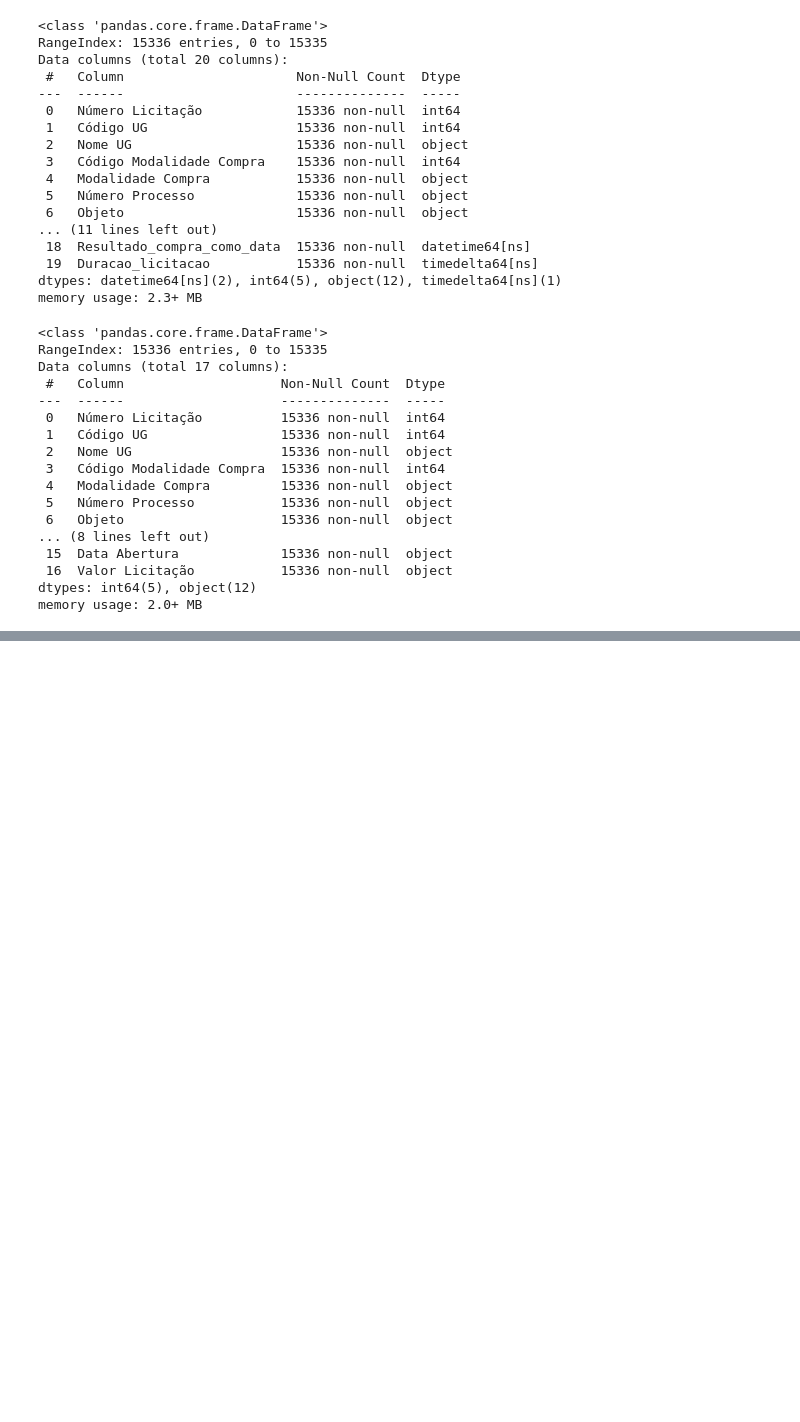
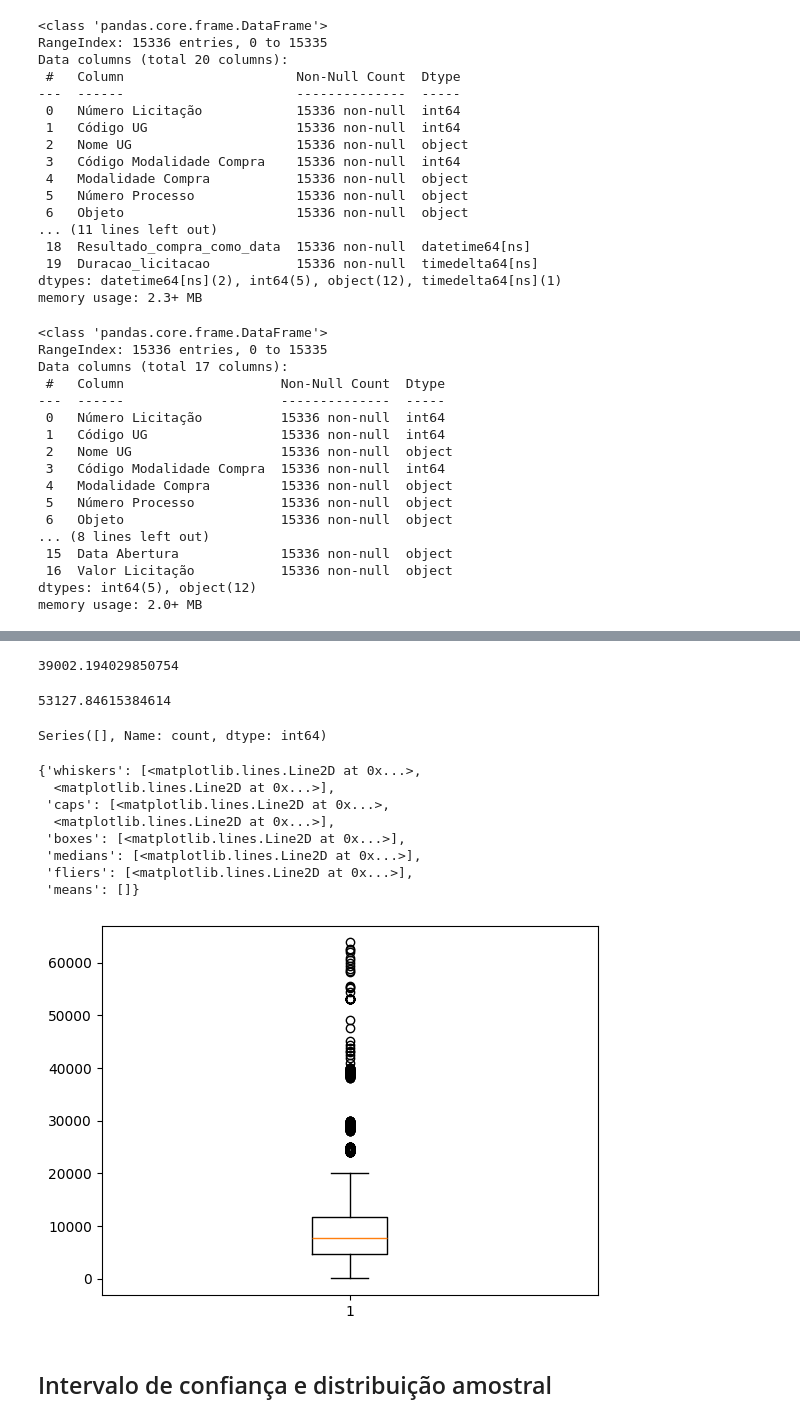
Before and after one commit to pdrpnhr/programaria-primeiros-passos-python, a Jupyter notebook: Modulo3/analise_dados.ipynb, the cells around one changed output, grey strips where cells are left out. Drawn from its saved outputs; the diff is of its cells as text; code cells hidden in the pictures; blank space fills up the shorter version.

```diff
--- a/Modulo3/analise_dados.ipynb
+++ b/Modulo3/analise_dados.ipynb
@@ -772,0 +937,38 @@ memory usage: 2.0+ MB
+# %%
+# Podemos fazer a média de salários entre 30k e 40k que não sejam outliers e substituir nos outliers, depois fazer o mesmo no outro grupo:
+
+media_30k = dados[(dados['FAIXA SALARIAL'] == 'de R$ 30.001/mês a R$ 40.000/mês') & (dados['SALARIO']<lim_superior3)]['SALARIO'].mean()
+media_30k
+# %% [output]
+39002.194029850754
+# %%
+dados.loc[(dados['FAIXA SALARIAL'] == 'de R$ 30.001/mês a R$ 40.000/mês') & (dados['SALARIO']>=lim_superior3),'SALARIO'] = media_30k
+# %%
+# Fazendo o mesmo com valores acima de 40k:
+
+media_40k = dados[(dados['FAIXA SALARIAL'] == 'Acima de R$ 40.001/mês') & (dados['SALARIO'] < lim_superior3)]['SALARIO'].mean()
+media_40k
+# %% [output]
+53127.84615384614
+# %%
+dados.loc[(dados['FAIXA SALARIAL'] == 'Acima de R$ 40.001/mês') & (dados['SALARIO'] >= lim_superior3),'SALARIO'] = media_40k
+# %%
+dados[dados['SALARIO']>lim_superior3]['FAIXA SALARIAL'].value_counts()
+# %% [output]
+Series([], Name: count, dtype: int64)
+# %%
+# Refazendo o boxplot para ver como fica:
+
+plt.boxplot(dados['SALARIO'])
+# %% [output]
+{'whiskers': [<matplotlib.lines.Line2D at 0x...>,
+  <matplotlib.lines.Line2D at 0x...>],
+ 'caps': [<matplotlib.lines.Line2D at 0x...>,
+  <matplotlib.lines.Line2D at 0x...>],
+ 'boxes': [<matplotlib.lines.Line2D at 0x...>],
+ 'medians': [<matplotlib.lines.Line2D at 0x...>],
+ 'fliers': [<matplotlib.lines.Line2D at 0x...>],
+ 'means': []}
+[figure, added]
+# %% [markdown]
+## Intervalo de confiança e distribuição amostral
```
Also changed, not shown: parts of 48 cells of this notebook.
